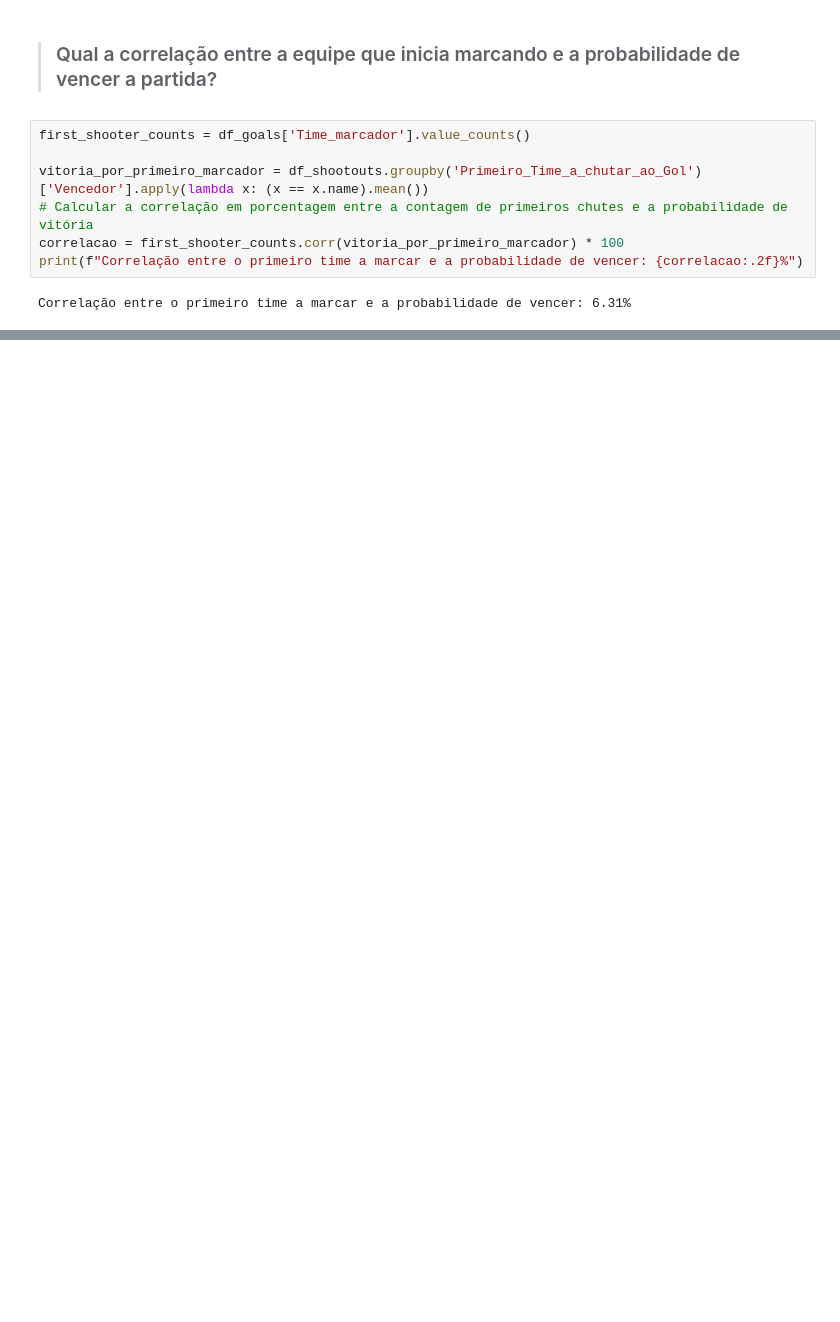
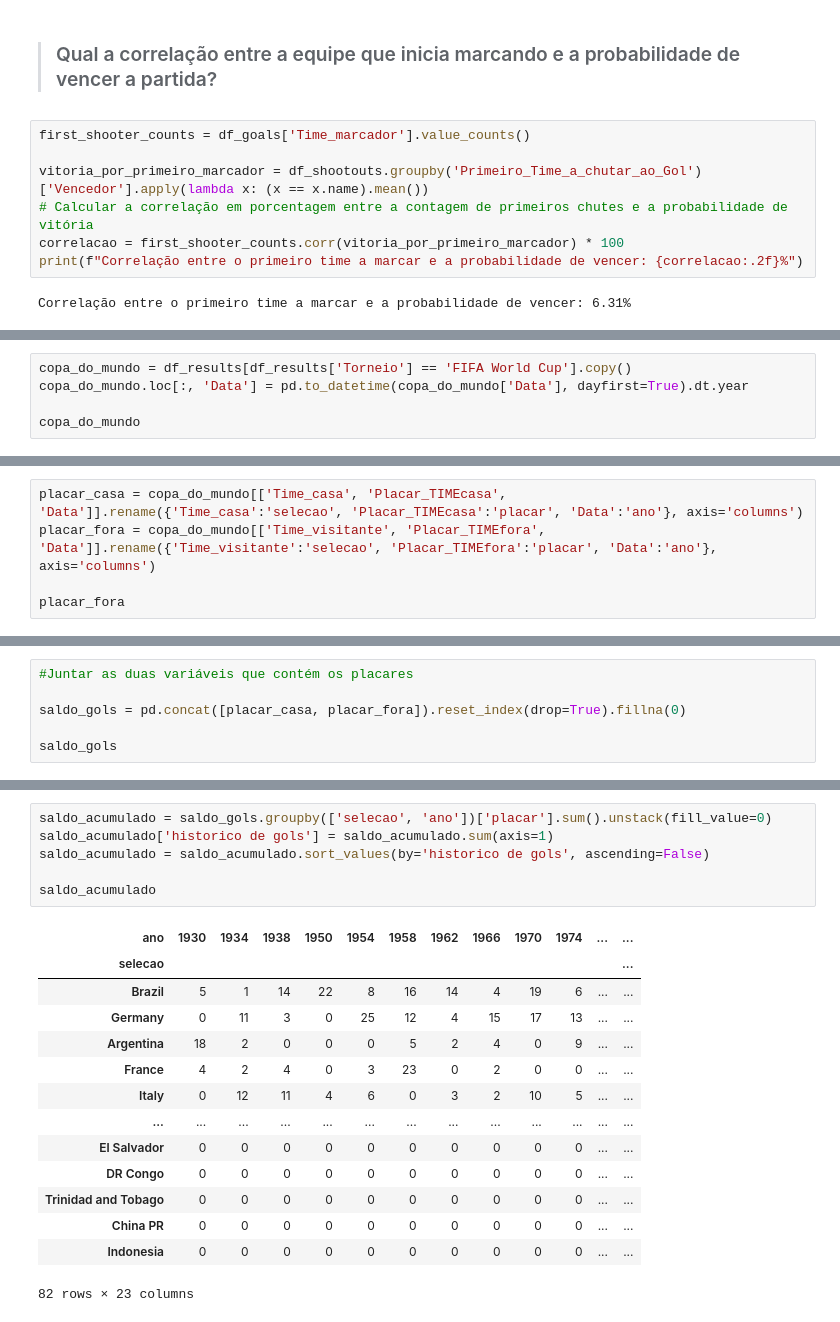
Before and after one commit to ErikHenning927/project_modulo3, a Jupyter notebook: main.ipynb, the cells around one changed output, grey strips where cells are left out. Drawn from its saved outputs; the diff is of its cells as text; blank space fills up the shorter version.

```diff
--- a/main.ipynb
+++ b/main.ipynb
@@ -302,0 +309,5 @@ Correlação entre o primeiro time a marcar e a probabilidade de vencer: 6.31%
+# %%
+copa_do_mundo = df_results[df_results['Torneio'] == 'FIFA World Cup'].copy()
+copa_do_mundo.loc[:, 'Data'] = pd.to_datetime(copa_do_mundo['Data'], dayfirst=True).dt.year
+
+copa_do_mundo
@@ -302,0 +330,5 @@ Correlação entre o primeiro time a marcar e a probabilidade de vencer: 6.31%
+# %%
+placar_casa = copa_do_mundo[['Time_casa', 'Placar_TIMEcasa', 'Data']].rename({'Time_casa':'selecao', 'Placar_TIMEcasa':'placar', 'Data':'ano'}, axis='columns')
+placar_fora = copa_do_mundo[['Time_visitante', 'Placar_TIMEfora', 'Data']].rename({'Time_visitante':'selecao', 'Placar_TIMEfora':'placar', 'Data':'ano'}, axis='columns')
+
+placar_fora
@@ -302,0 +367,6 @@ Correlação entre o primeiro time a marcar e a probabilidade de vencer: 6.31%
+# %%
+#Juntar as duas variáveis que contém os placares
+
+saldo_gols = pd.concat([placar_casa, placar_fora]).reset_index(drop=True).fillna(0)
+
+saldo_gols
@@ -302,0 +387,21 @@ Correlação entre o primeiro time a marcar e a probabilidade de vencer: 6.31%
+# %%
+saldo_acumulado = saldo_gols.groupby(['selecao', 'ano'])['placar'].sum().unstack(fill_value=0)
+saldo_acumulado['historico de gols'] = saldo_acumulado.sum(axis=1)
+saldo_acumulado = saldo_acumulado.sort_values(by='historico de gols', ascending=False)
+
+saldo_acumulado
+# %% [output]
+| ano | 1930 | 1934 | 1938 | 1950 | 1954 | 1958 | 1962 | 1966 | 1970 | 1974 | ... | ... |
+| selecao |  |  |  |  |  |  |  |  |  |  |  | ... |
+| Brazil | 5 | 1 | 14 | 22 | 8 | 16 | 14 | 4 | 19 | 6 | ... | ... |
+| Germany | 0 | 11 | 3 | 0 | 25 | 12 | 4 | 15 | 17 | 13 | ... | ... |
+| Argentina | 18 | 2 | 0 | 0 | 0 | 5 | 2 | 4 | 0 | 9 | ... | ... |
+| France | 4 | 2 | 4 | 0 | 3 | 23 | 0 | 2 | 0 | 0 | ... | ... |
+| Italy | 0 | 12 | 11 | 4 | 6 | 0 | 3 | 2 | 10 | 5 | ... | ... |
+| ... | ... | ... | ... | ... | ... | ... | ... | ... | ... | ... | ... | ... |
+| El Salvador | 0 | 0 | 0 | 0 | 0 | 0 | 0 | 0 | 0 | 0 | ... | ... |
+| DR Congo | 0 | 0 | 0 | 0 | 0 | 0 | 0 | 0 | 0 | 0 | ... | ... |
+| Trinidad and Tobago | 0 | 0 | 0 | 0 | 0 | 0 | 0 | 0 | 0 | 0 | ... | ... |
+| China PR | 0 | 0 | 0 | 0 | 0 | 0 | 0 | 0 | 0 | 0 | ... | ... |
+| Indonesia | 0 | 0 | 0 | 0 | 0 | 0 | 0 | 0 | 0 | 0 | ... | ... |
+82 rows × 23 columns
```
Also changed, not shown: parts of 20 cells of this notebook.
